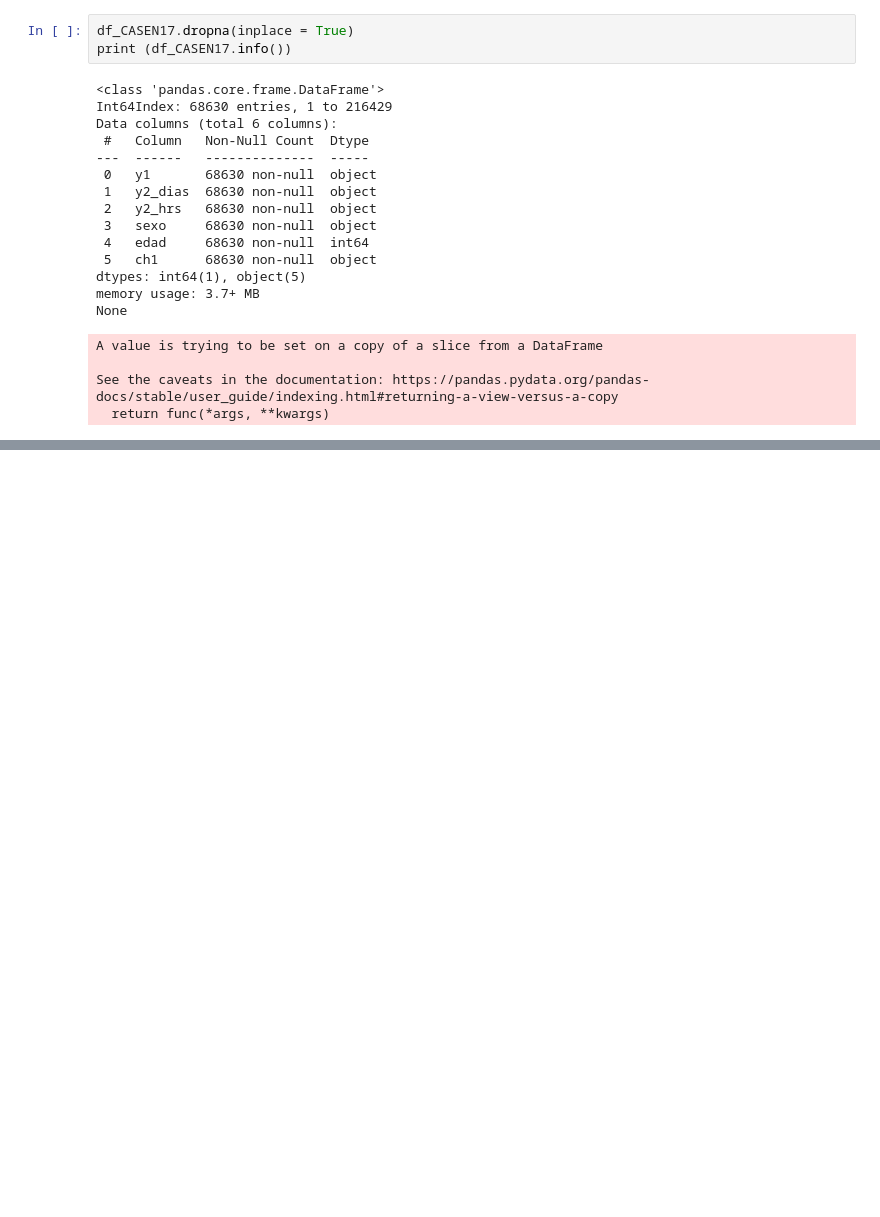
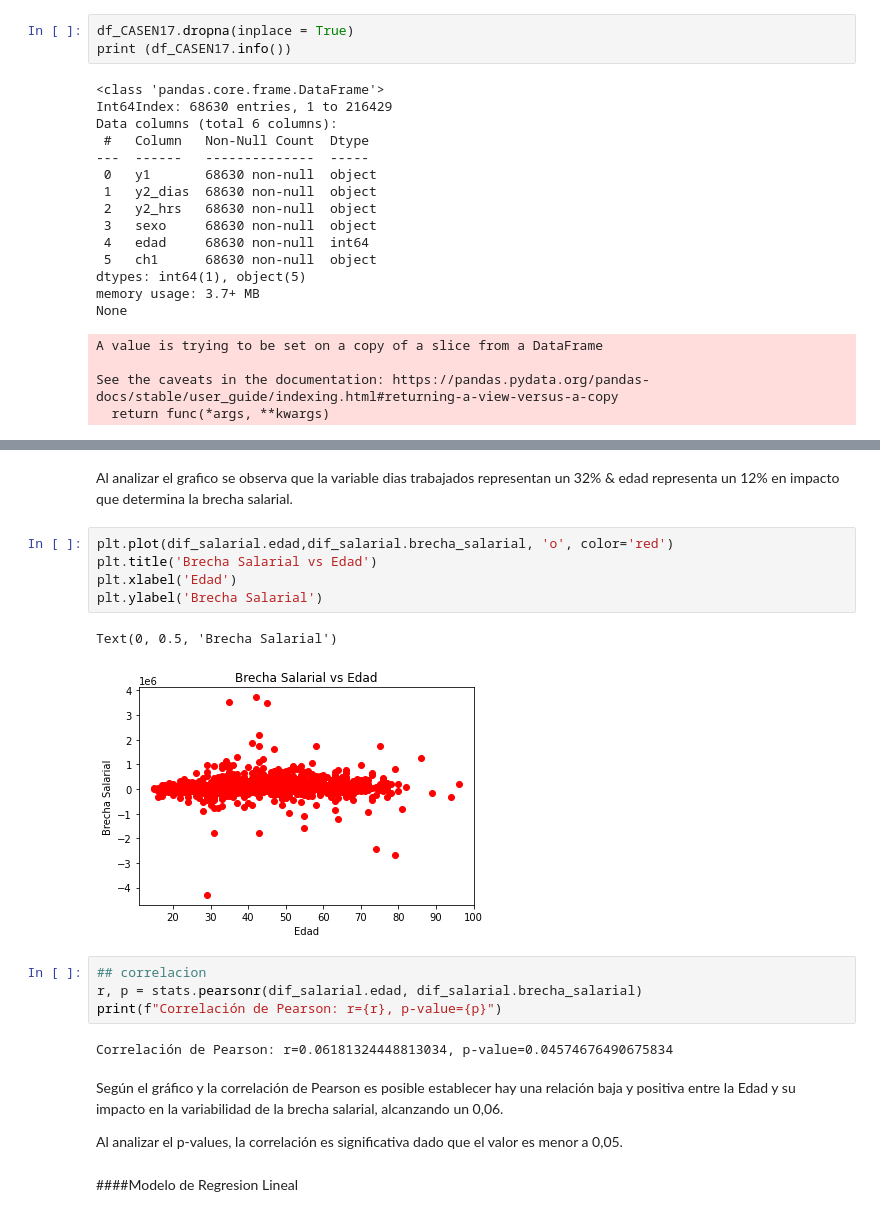
Before and after one commit to RodrigoLefin/Clase1_Diplomado25-04-2022, a Jupyter notebook: Prueba_recuperativa_python_herramientas_analisis.ipynb, the cells around one changed output, grey strips where cells are left out. Drawn from its saved outputs; the diff is of its cells as text; blank space fills up the shorter version.

```diff
--- a/Prueba_recuperativa_python_herramientas_analisis.ipynb
+++ b/Prueba_recuperativa_python_herramientas_analisis.ipynb
@@ -149,0 +471,22 @@ See the caveats in the documentation: https://pandas.pydata.org/pandas-docs/stab
+# %% [markdown]
+Al analizar el grafico se observa que la variable dias trabajados representan un 32% & edad representa un 12% en impacto que determina la brecha salarial.
+# %%
+plt.plot(dif_salarial.edad,dif_salarial.brecha_salarial, 'o', color='red')
+plt.title('Brecha Salarial vs Edad')
+plt.xlabel('Edad')
+plt.ylabel('Brecha Salarial')
+# %% [output]
+Text(0, 0.5, 'Brecha Salarial')
+[figure, added]
+# %%
+## correlacion
+r, p = stats.pearsonr(dif_salarial.edad, dif_salarial.brecha_salarial)
+print(f"Correlación de Pearson: r={r}, p-value={p}")
+# %% [output]
+Correlación de Pearson: r=0.06181324448813034, p-value=0.04574676490675834
+# %% [markdown]
+Según el gráfico y la correlación de Pearson es posible establecer hay una relación baja y positiva entre la Edad y su impacto en la variabilidad de la brecha salarial, alcanzando un 0,06.
+
+Al analizar el p-values, la correlación es significativa dado  que el valor es menor a 0,05.
+# %% [markdown]
+####Modelo de Regresion Lineal
```
Also changed, not shown: parts of 57 cells of this notebook.
